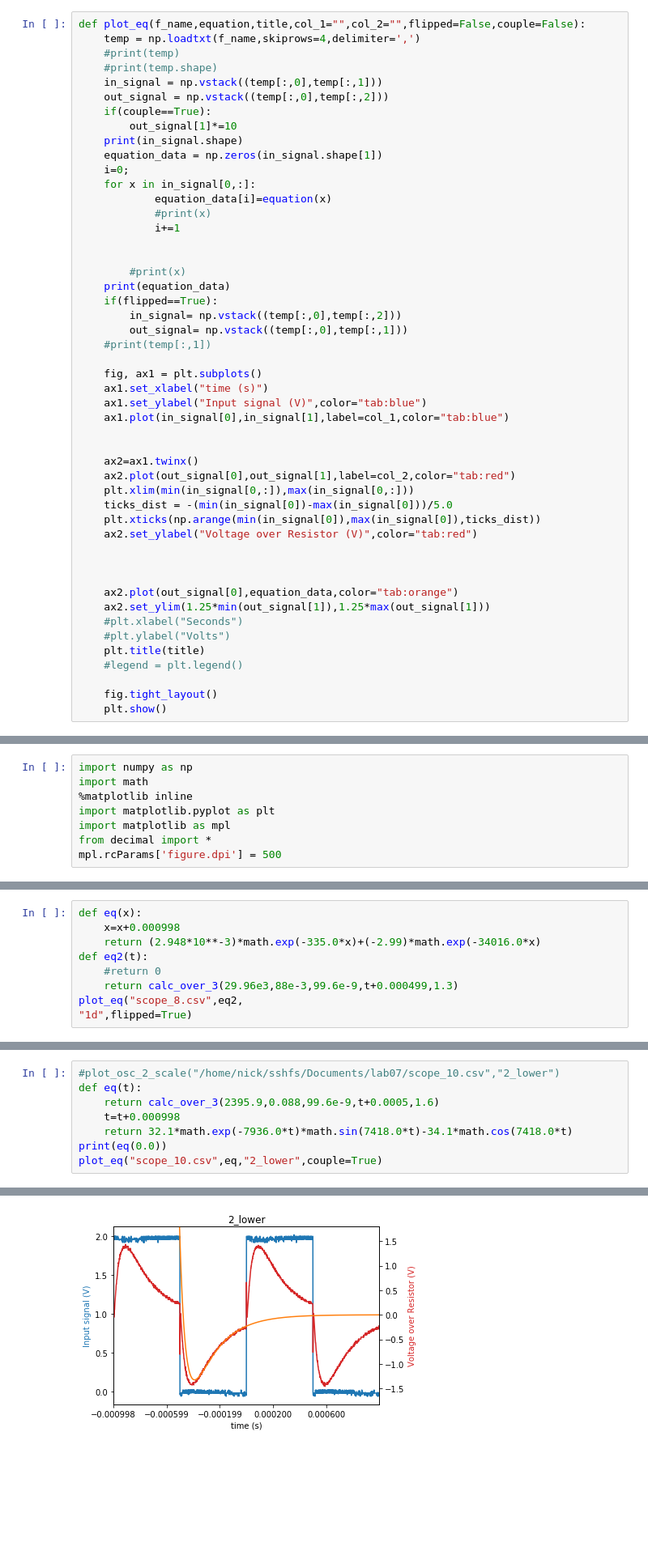
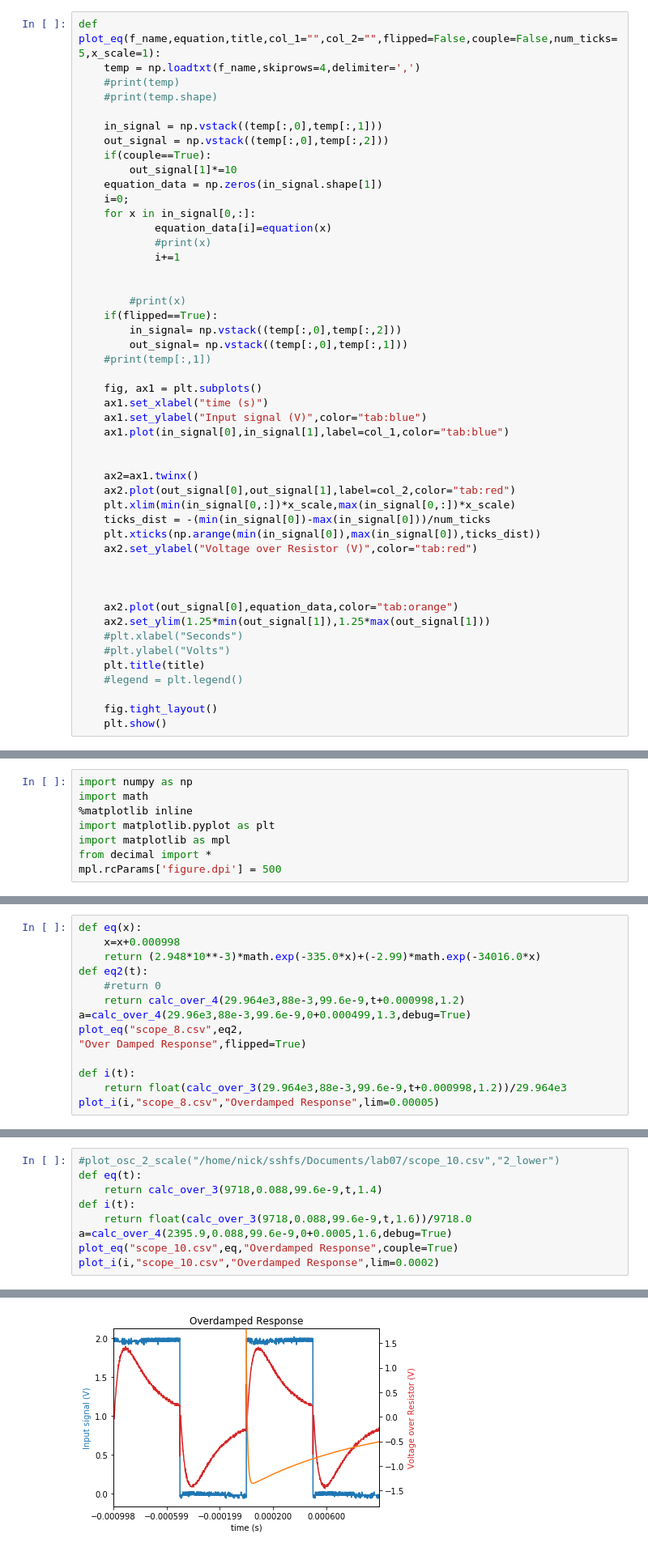
Before and after one commit to scifi6546/ee203, a Jupyter notebook: lab07/main.ipynb, the cells around one changed output, grey strips where cells are left out. Shown: that part at 81% size. Cells and saved outputs as stored; diff of their text form; blank space fills up the shorter version.

```diff
--- a/lab07/main.ipynb
+++ b/lab07/main.ipynb
@@ -66,15 +60,15 @@ def plot_osc_2_scale(f_name,title,col_1="",col_2="",flipped=False):
     fig.tight_layout()
     plt.show()
 # %%
-def plot_eq(f_name,equation,title,col_1="",col_2="",flipped=False,couple=False):
+def plot_eq(f_name,equation,title,col_1="",col_2="",flipped=False,couple=False,num_ticks=5,x_scale=1):
     temp = np.loadtxt(f_name,skiprows=4,delimiter=',')
     #print(temp)
     #print(temp.shape)
+
     in_signal = np.vstack((temp[:,0],temp[:,1]))
     out_signal = np.vstack((temp[:,0],temp[:,2]))
     if(couple==True):
         out_signal[1]*=10
-    print(in_signal.shape)
     equation_data = np.zeros(in_signal.shape[1])
     i=0;
     for x in in_signal[0,:]:
@@ -84,7 +78,6 @@ def plot_eq(f_name,equation,title,col_1="",col_2="",flipped=False,couple=False):
 
 
         #print(x)
-    print(equation_data)
     if(flipped==True):
         in_signal= np.vstack((temp[:,0],temp[:,2]))
         out_signal= np.vstack((temp[:,0],temp[:,1]))
@@ -98,8 +91,8 @@ def plot_eq(f_name,equation,title,col_1="",col_2="",flipped=False,couple=False):
 
     ax2=ax1.twinx()
     ax2.plot(out_signal[0],out_signal[1],label=col_2,color="tab:red")
-    plt.xlim(min(in_signal[0,:]),max(in_signal[0,:]))
-    ticks_dist = -(min(in_signal[0])-max(in_signal[0]))/5.0
+    plt.xlim(min(in_signal[0,:])*x_scale,max(in_signal[0,:])*x_scale)
+    ticks_dist = -(min(in_signal[0])-max(in_signal[0]))/num_ticks
     plt.xticks(np.arange(min(in_signal[0]),max(in_signal[0]),ticks_dist))
     ax2.set_ylabel("Voltage over Resistor (V)",color="tab:red")
 
@@ -226,7 +289,12 @@ def eq(x):
     return (2.948*10**-3)*math.exp(-335.0*x)+(-2.99)*math.exp(-34016.0*x)
 def eq2(t):
     #return 0
-    return calc_over_3(29.96e3,88e-3,99.6e-9,t+0.000499,1.3)
+    return calc_over_4(29.964e3,88e-3,99.6e-9,t+0.000998,1.2)
+a=calc_over_4(29.96e3,88e-3,99.6e-9,0+0.000499,1.3,debug=True)
 plot_eq("scope_8.csv",eq2,
-"1d",flipped=True)
+"Over Damped Response",flipped=True)
+
+def i(t):
+    return float(calc_over_3(29.964e3,88e-3,99.6e-9,t+0.000998,1.2))/29.964e3
+plot_i(i,"scope_8.csv","Overdamped Response",lim=0.00005)
 # %% [output]
@@ -254,9 +307,10 @@ i = ()-0.00004351970132091420427248990887e^(-335.4493643144174874630495*t) + 0.0
 # %%
 #plot_osc_2_scale("/home/nick/sshfs/Documents/lab07/scope_10.csv","2_lower")
 def eq(t):
-    return calc_over_3(2395.9,0.088,99.6e-9,t+0.0005,1.6)
-    t=t+0.000998
-    return 32.1*math.exp(-7936.0*t)*math.sin(7418.0*t)-34.1*math.cos(7418.0*t)
-print(eq(0.0))
-plot_eq("scope_10.csv",eq,"2_lower",couple=True)
+    return calc_over_3(9718,0.088,99.6e-9,t,1.4)
+def i(t):
+    return float(calc_over_3(9718,0.088,99.6e-9,t,1.6))/9718.0
+a=calc_over_4(2395.9,0.088,99.6e-9,0+0.0005,1.6,debug=True)
+plot_eq("scope_10.csv",eq,"Overdamped Response",couple=True)
+plot_i(i,"scope_10.csv","Overdamped Response",lim=0.0002)
 # %% [output]
@@ -280 +318 @@ i = ()-0.001281900607553360923244677263e^(-5173.702640015
-[figure, old version]
+[figure, new version]
```
Also changed, not shown: parts of 17 cells of this notebook, 3 other files.
